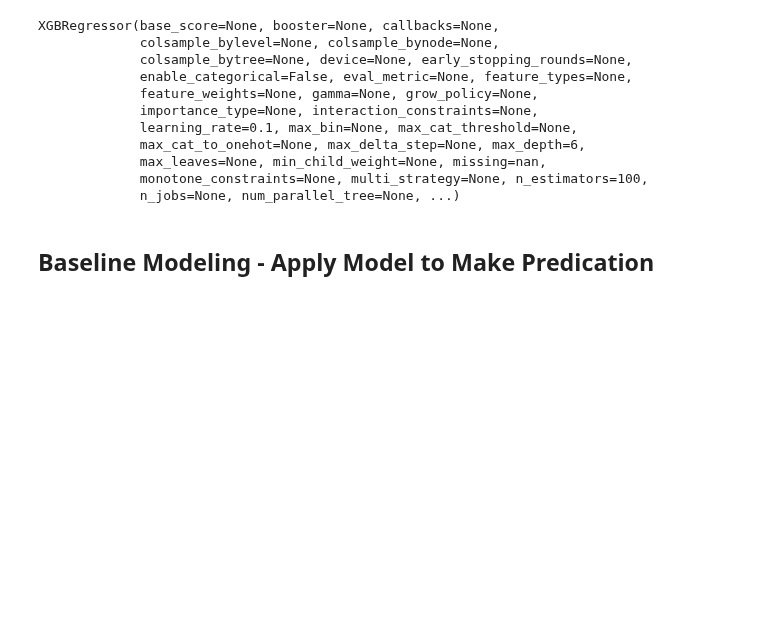
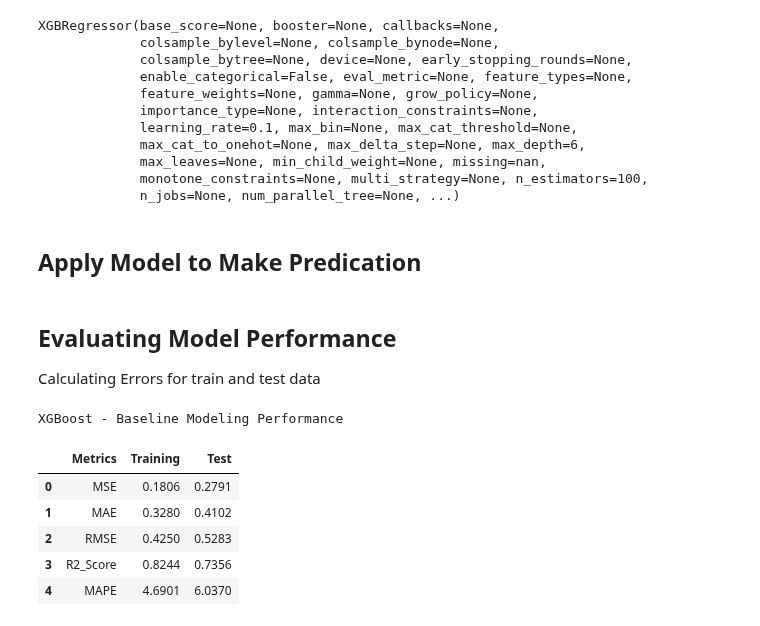
Before and after one commit to tshihab07/Super-Market-Sales-Forecasting, a Jupyter notebook: notebookes/model_XGBoost.ipynb, the cells around one changed output. Cells and saved outputs as stored; diff of their text form; code cells hidden in the pictures; blank space fills up the shorter version.

Commit message:
feat: finalize baseline model training and evaluation

```diff
--- a/notebookes/model_XGBoost.ipynb
+++ b/notebookes/model_XGBoost.ipynb
@@ -108,8 +110,31 @@ XGBRegressor(base_score=None, booster=None, callbacks=None,
              monotone_constraints=None, multi_strategy=None, n_estimators=100,
              n_jobs=None, num_parallel_tree=None, ...)
 # %% [markdown]
-## Baseline Modeling - Apply Model to Make Predication
+## Apply Model to Make Predication
 # %%
 # baseline prediction on train and test set
 y_train_pred_baseline = xgb_baseline.predict(x_train)
 y_test_pred_baseline = xgb_baseline.predict(x_test)
+# %% [markdown]
+## Evaluating Model Performance
+Calculating Errors for train and test data
+# %%
+# evaluation of train metrics
+train_metrics_baseline = Evaluator.calculate_metrics(y_train, y_train_pred_baseline)
+
+# evaluation of test metrics
+test_metrics_baseline = Evaluator.calculate_metrics(y_test, y_test_pred_baseline)
+# %%
+# Baseline Model Performance
+baseline_perf = Evaluator.create_performance_table(train_metrics_baseline, test_metrics_baseline)
+
+print("XGBoost - Baseline Modeling Performance")
+display(baseline_perf)
+# %% [output]
+XGBoost - Baseline Modeling Performance
+|  | Metrics | Training | Test |
+| 0 | MSE | 0.1806 | 0.2791 |
+| 1 | MAE | 0.3280 | 0.4102 |
+| 2 | RMSE | 0.4250 | 0.5283 |
+| 3 | R2_Score | 0.8244 | 0.7356 |
+| 4 | MAPE | 4.6901 | 6.0370 |
```
Also changed, not shown: parts of 2 cells of this notebook.
